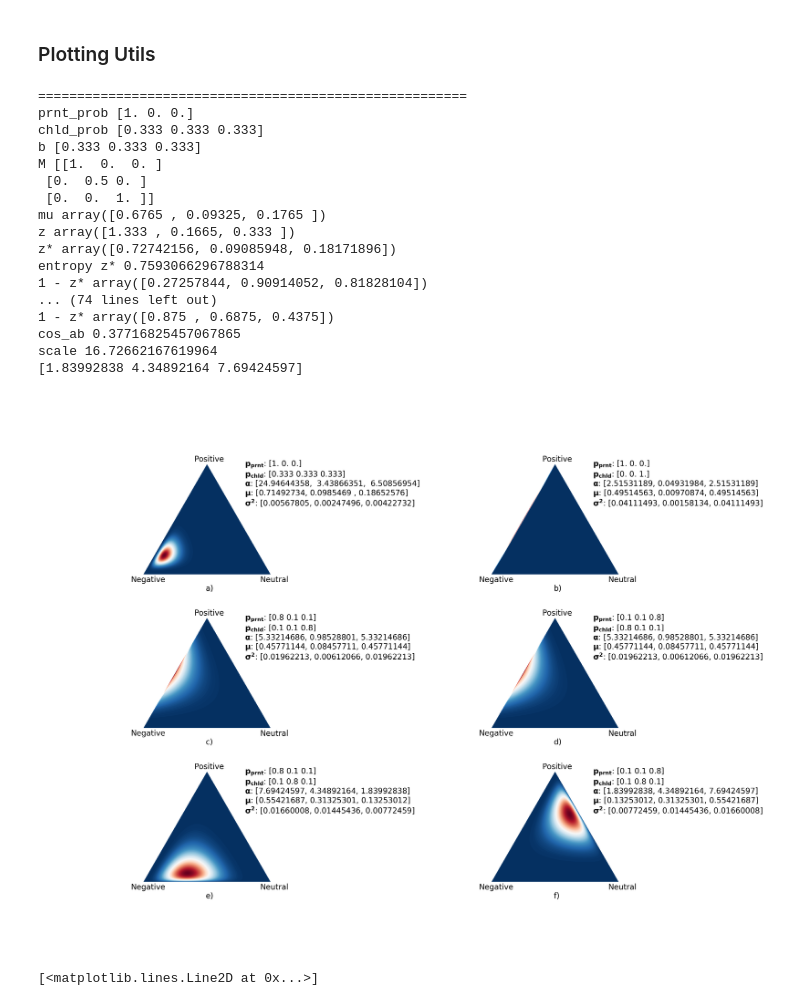
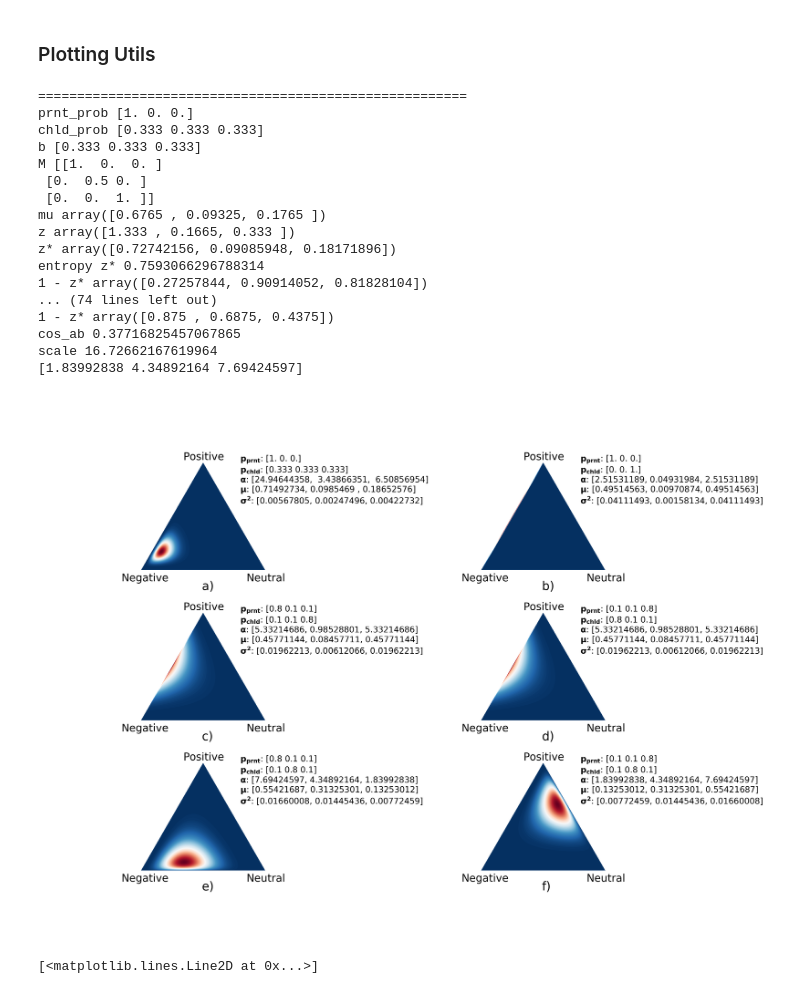
Before and after one commit to WladimirSidorenko/Dissertation, a Jupyter notebook: notebooks/dasa.ipynb, the cells around one changed output. Saved outputs shown, nothing was run; the diff lists cells and outputs as text; code cells hidden in the pictures.

Commit message:
updated picture of Dirichlet process

```diff
--- a/notebooks/dasa.ipynb
+++ b/notebooks/dasa.ipynb
@@ -117,7 +117,13 @@ import pandas as pd
 import seaborn as sns
 import math
 
-sns.set_context("notebook", rc={"figure.dpi": 120})
+LGND_FS = 10
+LBL_FS = 16
+
+# sns.set_context("notebook", rc={"figure.dpi": 120})
+sns.set_context("paper", rc={"figure.dpi": 300, "xtick.labelsize": LGND_FS,
+                             "ytick.labelsize": LGND_FS, "legend.fontsize": 20,
+                             "axes.labelsize": LBL_FS})
 # %%
 EPSILON = 1e-2
 M = np.eye(3)
@@ -188,11 +194,12 @@ def draw_pdf_contours(ax, prnt_prob, chld_prob, title, nlevels=200, subdiv=8,  *
     ax.set_xlim(0, 1)
     ax.set_ylim(0, 0.75**0.5)
     ax.axis('off')
-    ax.annotate("Negative", xy=(0, 0), xytext=(-0.1, -0.06))
-    ax.annotate("Positive", xy=(1., 0.), xytext=(0.4, 0.89))
-    ax.annotate("Neutral", xy=(1, 0), xytext=(0.92, -0.06))
+    lbl_fs = 14
+    ax.annotate("Negative", xy=(0, 0), xytext=(-0.16, -0.09), fontsize=lbl_fs)
+    ax.annotate("Positive", xy=(1., 0.), xytext=(0.34, 0.89), fontsize=lbl_fs)
+    ax.annotate("Neutral", xy=(1, 0), xytext=(0.85, -0.09), fontsize=lbl_fs)
     # add title
-    ax.annotate(title, xy=(1, 0), xytext=(0.49, -0.13))
+    ax.annotate(title, xy=(1, 0), xytext=(0.49, -0.16), fontsize=LBL_FS)
     # ax.colorbar()
     alpha = array2string(dist.alpha)
     mu = array2string(dist.mean())
@@ -203,7 +210,7 @@ def draw_pdf_contours(ax, prnt_prob, chld_prob, title, nlevels=200, subdiv=8,  *
              "$\\mathbf{{\\alpha}}$: {}\n"
              "$\\mathbf{{\\mu}}$: {}\n"
              "$\\mathbf{{\\sigma^2}}$: {}").format(
-            prnt_prob, chld_prob, alpha, mu, sigma2))
+            prnt_prob, chld_prob, alpha, mu, sigma2), fontsize=LGND_FS - 2)
 # %%
 D = np.array([
     [[1., 0., 0.], [0.333, 0.333, 0.333]],
@@ -214,34 +221,41 @@ D = np.array([
     [[0.1, 0.1, 0.8], [0.1, 0.8, 0.1]]
 ])
 
+LBL_FS = 16
+LGND_FS = 13
+sns.set_context("paper", rc={"xtick.labelsize": LGND_FS, "ytick.labelsize": LGND_FS,
+                             "legend.fontsize": 20, "dpi": 300})
+
 fig, axes = plt.subplots(nrows=int(np.ceil(D.shape[0] / 2)), ncols=2,
                          figsize=(12, 10), constrained_layout=True,
                          dpi=300)
 axes = axes.flatten()
 
 for ax, (a, b), c in zip(axes, D, ascii_lowercase):
     draw_pdf_contours(ax, a, b, c + ')')
 
 plt.subplots_adjust(wspace=1.1, hspace=0.4)
+# plt.savefig("dirichlet-process.png")
+plt.show()
 # %% [output]
 =======================================================
 prnt_prob [1. 0. 0.]
 chld_prob [0.333 0.333 0.333]
 b [0.333 0.333 0.333]
 M [[1.  0.  0. ]
  [0.  0.5 0. ]
  [0.  0.  1. ]]
 mu array([0.6765 , 0.09325, 0.1765 ])
 z array([1.333 , 0.1665, 0.333 ])
 z* array([0.72742156, 0.09085948, 0.18171896])
 entropy z* 0.7593066296788314
 1 - z* array([0.27257844, 0.90914052, 0.81828104])
 ... (74 lines left out)
 1 - z* array([0.875 , 0.6875, 0.4375])
 cos_ab 0.37716825457067865
 scale 16.72662167619964
 [1.83992838 4.34892164 7.69424597]
-[figure, old version]
+[figure, new version]
 # %%
 fig, ax = plt.subplots(1, 1)
 a = 1
```
Also changed, not shown: parts of 5 cells of this notebook, 1 other file.
